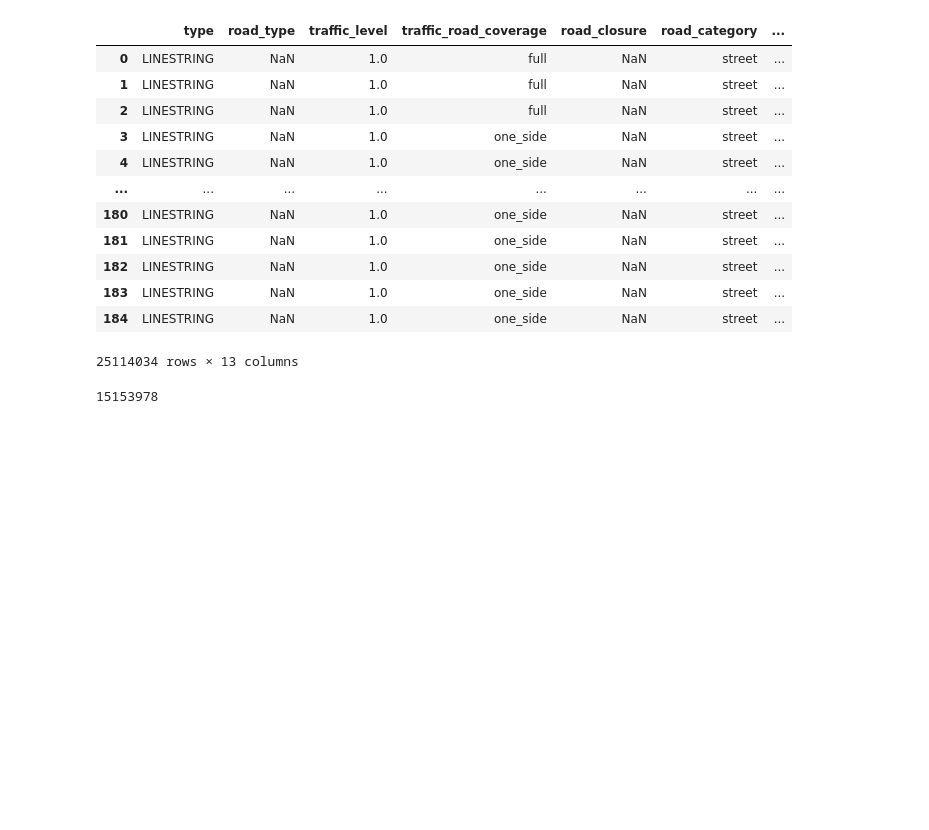
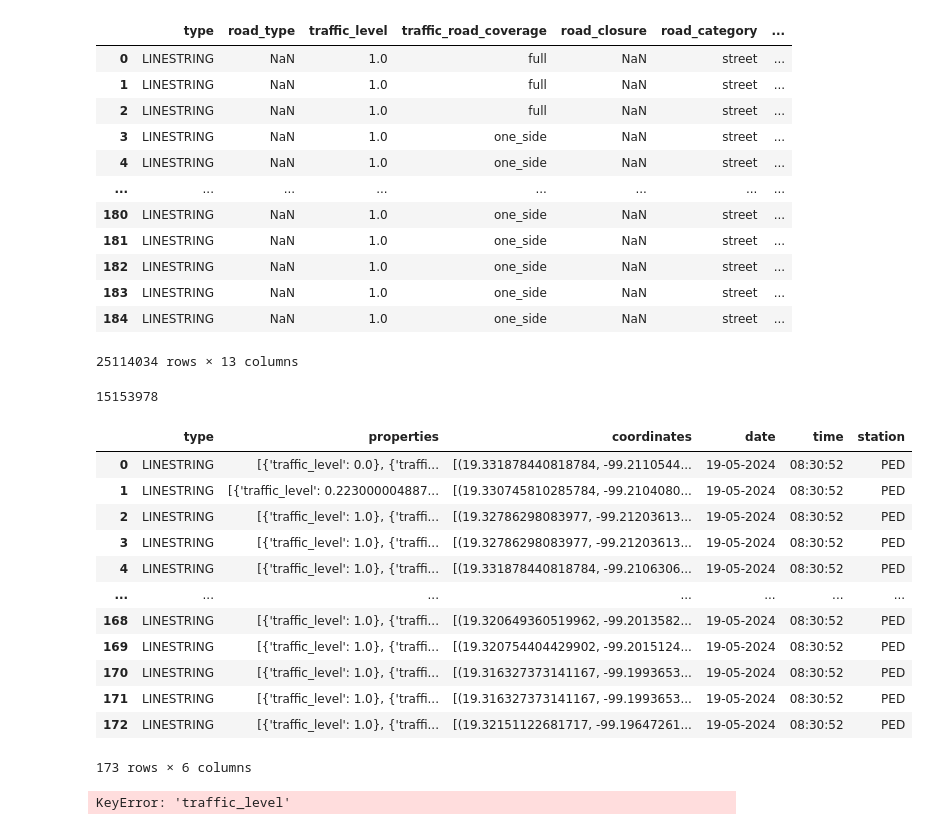
Before and after one commit to vlegaria/air_pollution, a Jupyter notebook: traffic_flow/vector/generador_geojson.ipynb, the cells around one changed output. Cells and saved outputs as stored; diff of their text form; code cells hidden in the pictures; blank space fills up the shorter version.

```diff
--- a/traffic_flow/vector/generador_geojson.ipynb
+++ b/traffic_flow/vector/generador_geojson.ipynb
@@ -490,11 +475,61 @@ plt.ylabel('Latitud')
 plt.grid(True)
 plt.show()
 """
+# %%
+df = pd.read_csv("C:/Users/valer/Documents/CIC/doctorado/air_pollution_data/df_completo_31_mayo_24_25114034_rows.csv")
+# %%
+ruta_raiz = 'C:/Users/valer/Documents/CIC/doctorado/air_pollution/traffic_flow/vector/vectores/'
+dataframes = []
+all_points = []
+# Itera sobre todas las carpetas y subcarpetas
+for carpeta_actual, carpetas, archivos in os.walk(ruta_raiz):
+    # Itera sobre todos los archivos en la carpeta actual
+    for nombre_archivo in archivos:
+        # Forma la ruta completa del archivo
+        ruta_archivo = os.path.join(carpeta_actual, nombre_archivo)
+
+        # Verifica si el archivo tiene una extensión específica (por ejemplo, .xlsx)
+        if nombre_archivo.endswith('.pbf'):
+            # Lee el archivo y agrega el DataFrame a la lista
+            nombre = nombre_archivo.split("_")
+            zoom_level = int(nombre[2])
+            xTile = int(nombre[3])
+            yTile = int(nombre[4])
+            fecha = nombre[7]+"-"+nombre[6]+"-"+nombre[5]
+            ultimo = nombre[10].split(".")
+            hora = nombre[8]+":"+nombre[9]+":"+ultimo[0]
+            estacion = nombre[0]
+            df, points = conversion_vector(ruta_archivo, zoom_level, xTile, yTile, fecha, hora, estacion)
+            if len(df)>0:
+                dataframes.append(df)
+                all_points.append(points)
+
+# Combina todos los DataFrames en uno solo
+df_completo = pd.concat(dataframes, ignore_index=True)
+
+# Muestra el DataFrame completo
+df_completo
+# %% [output]
+|  | type | properties | coordinates | date | time | station |
+| 0 | LINESTRING | [{'traffic_level': 0.0}, {'traffi... | [(19.331878440818784, -99.2110544... | 19-05-2024 | 08:30:52 | PED |
+| 1 | LINESTRING | [{'traffic_level': 0.223000004887... | [(19.330745810285784, -99.2104080... | 19-05-2024 | 08:30:52 | PED |
+| 2 | LINESTRING | [{'traffic_level': 1.0}, {'traffi... | [(19.32786298083977, -99.21203613... | 19-05-2024 | 08:30:52 | PED |
+| 3 | LINESTRING | [{'traffic_level': 1.0}, {'traffi... | [(19.32786298083977, -99.21203613... | 19-05-2024 | 08:30:52 | PED |
+| 4 | LINESTRING | [{'traffic_level': 1.0}, {'traffi... | [(19.331878440818784, -99.2106306... | 19-05-2024 | 08:30:52 | PED |
+| ... | ... | ... | ... | ... | ... | ... |
+| 168 | LINESTRING | [{'traffic_level': 1.0}, {'traffi... | [(19.320649360519962, -99.2013582... | 19-05-2024 | 08:30:52 | PED |
+| 169 | LINESTRING | [{'traffic_level': 1.0}, {'traffi... | [(19.320754404429902, -99.2015124... | 19-05-2024 | 08:30:52 | PED |
+| 170 | LINESTRING | [{'traffic_level': 1.0}, {'traffi... | [(19.316327373141167, -99.1993653... | 19-05-2024 | 08:30:52 | PED |
+| 171 | LINESTRING | [{'traffic_level': 1.0}, {'traffi... | [(19.316327373141167, -99.1993653... | 19-05-2024 | 08:30:52 | PED |
+| 172 | LINESTRING | [{'traffic_level': 1.0}, {'traffi... | [(19.32151122681717, -99.19647261... | 19-05-2024 | 08:30:52 | PED |
+173 rows × 6 columns
 # %%
+import ast
 #Para linestring las coordenadas deben tener el orden longitude,latitude
+df_completo = df
 dir_geojson = "geojsons"
 stations = df_completo["station"].unique()
-for station in stations:
+for station in [stations[0]]:
         values = []
         lines = []
         coverages = []
@@ -503,9 +538,11 @@ for station in stations:
         station_name = []
         df = df_completo[df_completo["station"]==station]
         for i in range(0,len(df)):
-                values.append(df.iloc[i]["properties"][0]["traffic_level"])
-                lines.append(LineString(df.iloc[i]["coordinates"]))
-                coverages.append(df.iloc[i]["properties"][1]['traffic_road_coverage'])
+                values.append(df.iloc[i]["traffic_level"])
+                cadena = df.iloc[i]["coordinates"]
+                lista = ast.literal_eval(cadena)
+                lines.append(LineString(lista))
+                coverages.append(df.iloc[i]['traffic_road_coverage'])
                 fechas.append(df.iloc[i]["date"])
                 horas.append(df.iloc[i]["time"])
                 station_name.append(station)
@@ -527,6 +564,8 @@ for station in stations:
         ruta = os.path.join(dir_geojson,name_geojson)
         # Guardar el GeoDataFrame en un archivo GeoJSON o Shapefile
         gdf.to_file(ruta, driver='GeoJSON')
+# %% [output]
+KeyError: 'traffic_level'
 # %%
 # Crear GeoJson con todos los datos
 #Para linestring las coordenadas deben tener el orden longitude,latitude
```
Also changed, not shown: parts of 6 cells of this notebook, 12 other files.
